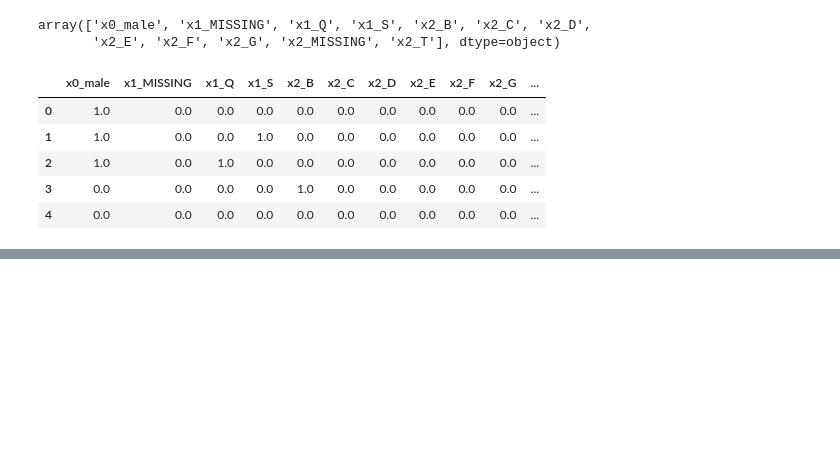
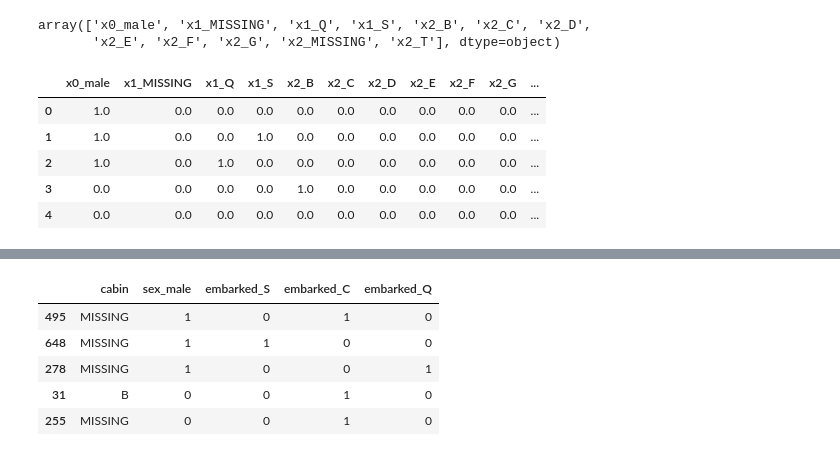
Before and after one commit to KarthikKothareddy/FeatureEngineering, a Jupyter notebook: categorical_variable_encoding.ipynb, the cells around one changed output, grey strips where cells are left out. Saved outputs shown, nothing was run; the diff lists cells and outputs as text; code cells hidden in the pictures; blank space fills up the shorter version.

```diff
--- a/categorical_variable_encoding.ipynb
+++ b/categorical_variable_encoding.ipynb
@@ -215,0 +251,10 @@ tmp.head()
+# %%
+tmp = encoder.transform(x_test.fillna("MISSING"))
+tmp.head()
+# %% [output]
+|  | cabin | sex_male | embarked_S | embarked_C | embarked_Q |
+| 495 | MISSING | 1 | 0 | 1 | 0 |
+| 648 | MISSING | 1 | 1 | 0 | 0 |
+| 278 | MISSING | 1 | 0 | 0 | 1 |
+| 31 | B | 0 | 0 | 1 | 0 |
+| 255 | MISSING | 0 | 0 | 1 | 0 |
```
Also changed, not shown: parts of 9 cells of this notebook.
